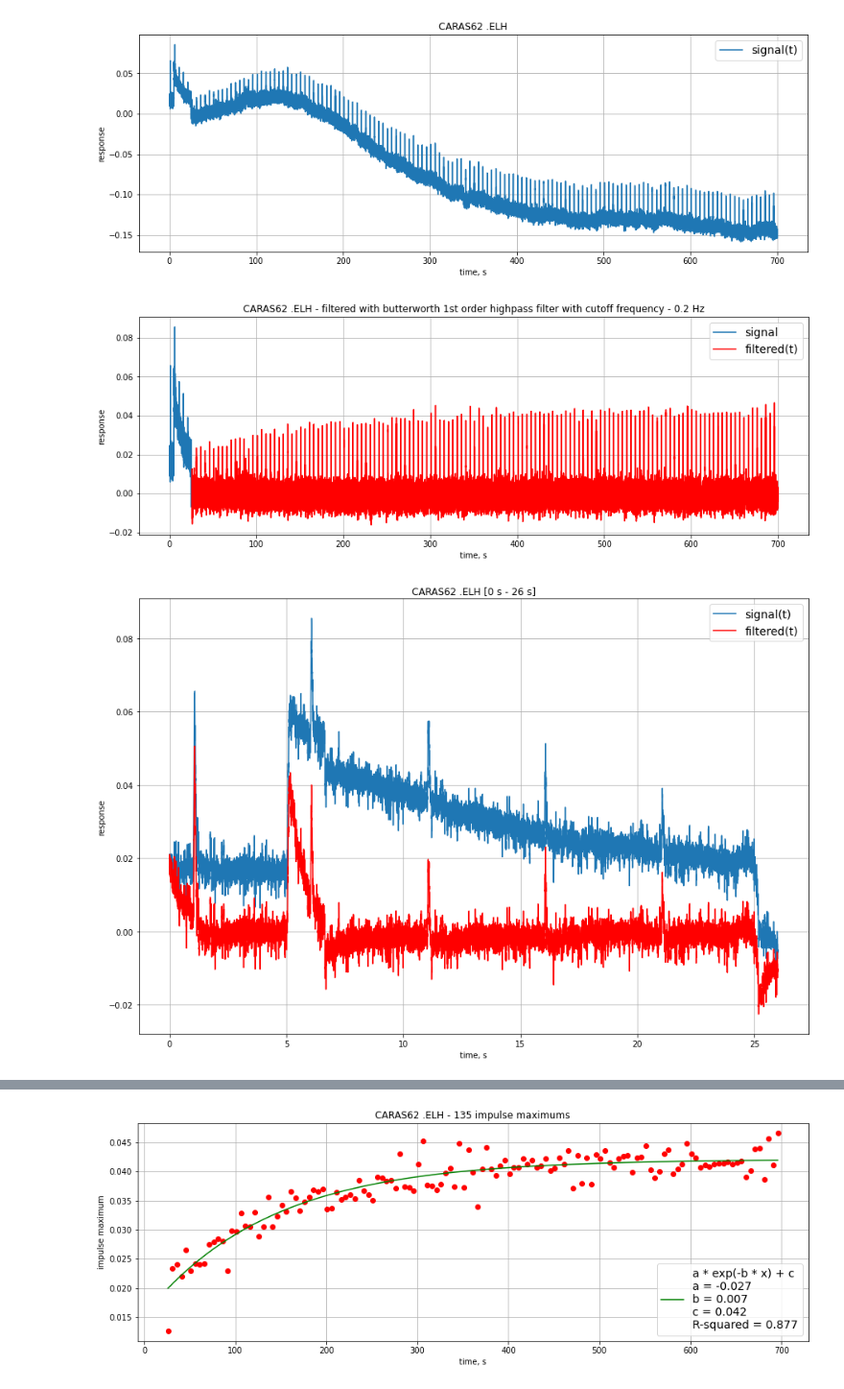
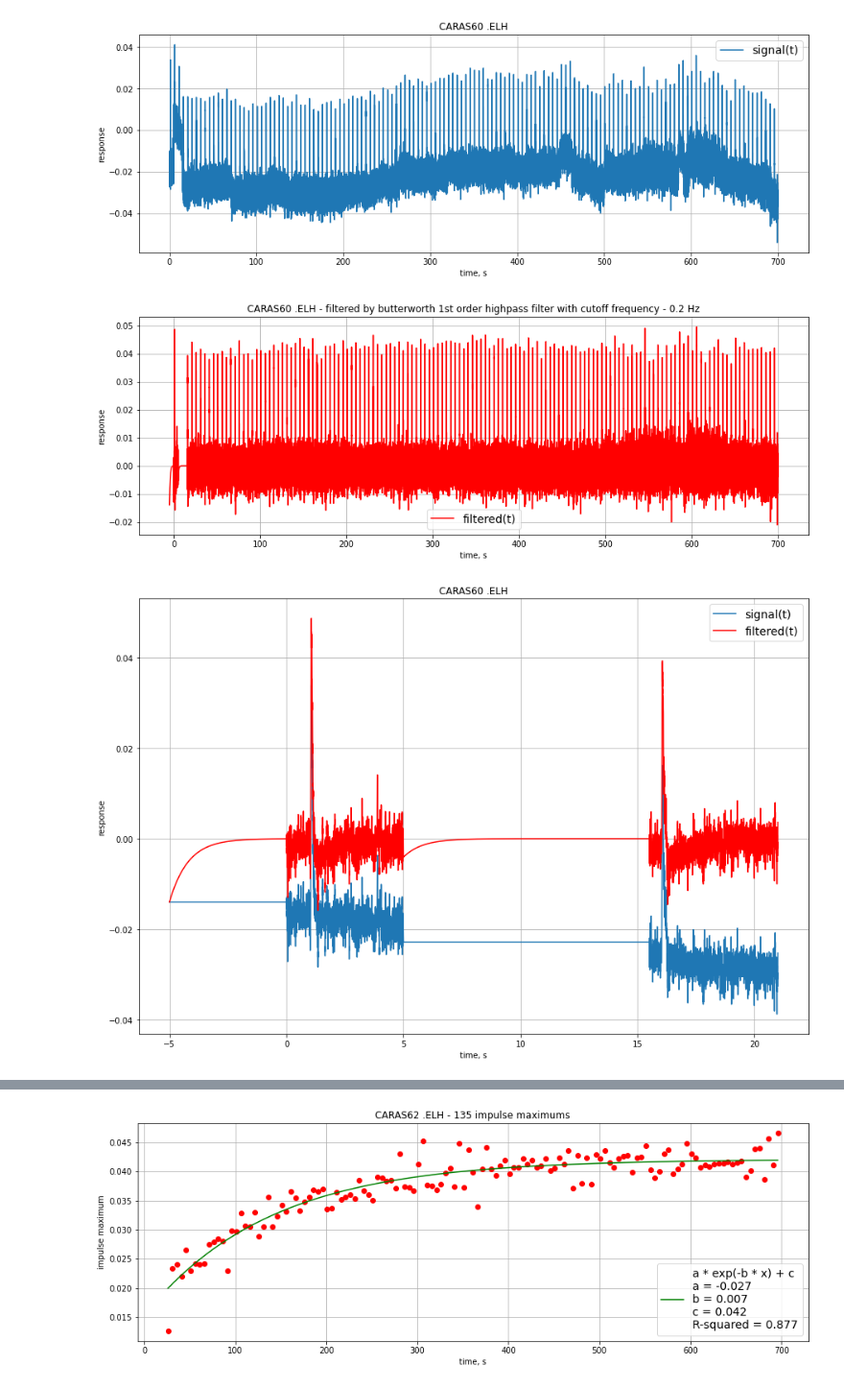
Before and after one commit to AndreiZherder/adaptation-memory, a Jupyter notebook: carassius.ipynb, the cells around one changed output, grey strips where cells are left out. Shown: that part at 96% size. Cells and saved outputs as stored; diff of their text form; code cells hidden in the pictures.

Commit message:
added prefix and background deletion to avoid transition process, first stimulus maximum draw

```diff
--- a/carassius.ipynb
+++ b/carassius.ipynb
@@ -3,14 +3,15 @@ import matplotlib.pyplot as plt
 import numpy as np
 
 input_dir = './data/'
-filename = 'CARAS62 .ELH'
-# filename = '34.asc'
+filename = 'CARAS60 .ELH'
+#filename = '32.ASC'
 fs = 500                    # частота дискретизации, Гц
 first_stim_start_time = 1   # начало первого стимула, с
 period = 5                  # период следования стимулов, с
 background_start_time = 5   # начало фоновой засветки, с
-background_duration = 20    # длительность фоновой засветки, с
+background_duration = 10    # длительность фоновой засветки, с
 sign = 1                    # полярность {1:'+', -1:'-'}
+low_cutoff = 0.2            # частота среза highpass фильтра, Гц
 # начало первого импульса после фоновой засветки
 after_background_start_time = first_stim_start_time + ((background_start_time + background_duration - first_stim_start_time) // period + 1) * period
 # %%
@@ -23,54 +24,62 @@ with open(input_dir + filename, 'r', encoding='utf-8') as file:
     for line in file:
         signal.append(sign * float('0' if line == '.\n' else line))
     signal = np.array(signal)
+# %%
+n = signal.size
+t = np.linspace(0, (n - 1) / fs, n)
+fig, ax = plt.subplots()
+ax.plot(t, signal, label='signal(t)')
+fig.set_figwidth(15)
+fig.set_figheight(5)
+ax.set_xlabel('time, s')
+ax.set_ylabel('response')
+ax.set_title(filename)
+ax.legend(prop={"size": 14})
+ax.grid()
+# %% [output]
+[figure, added]
+# %%
+# Добавление префикса длиной 1 / low_cutoff секунд, для того чтобы к 0 с завершился переходный процесс highpass фильтра
+start_time = -int(1 / low_cutoff)
+end_time = int((n - 1) / fs)
+prefix = np.full(-start_time * fs, signal[0])
+signal = np.concatenate((prefix, signal))
+# Удаление ступеньки, для того чтобы избежать переходного процесса фильтра после нее и измерить высоту первого после нее стимула
+begin = (background_start_time - start_time) * fs
+end = (after_background_start_time - start_time) * fs - (after_background_start_time - background_start_time - background_duration) * fs // 2
+backup = np.array(signal[begin:end])
+signal[begin:end] = signal[end]
+n = signal.size
+t = np.linspace(start_time, end_time, n)
 # %%
 from scipy.signal import butter, lfilter
 
-#удаление сигнала до первого имульса после фоновой засветки - для того, чтобы убрать переходный процесс фильтра
-# signal1 = signal.copy()
-
 nyq = 0.5 * fs
-low_cutoff = 0.2
 b, a = butter(1, low_cutoff / nyq, btype='highpass', analog=False)
 filtered = lfilter(b, a, signal)
 
-n = signal.size
-t = np.linspace(0, (n - 1) / fs, n)
 fig, ax = plt.subplots()
-ax.plot(t, signal, label='signal(t)')
+ax.plot(t, filtered, 'r', label='filtered(t)')
 fig.set_figwidth(15)
 fig.set_figheight(5)
 ax.set_xlabel('time, s')
 ax.set_ylabel('response')
-ax.set_title(filename)
+ax.set_title(f'{filename} - filtered by butterworth 1st order highpass filter with cutoff frequency - {low_cutoff} Hz')
 ax.legend(prop={"size": 14})
 ax.grid()
-
-fig, ax = plt.subplots()
-ax.plot(t[0:after_background_start_time * fs], signal[0:after_background_start_time * fs], label='signal')
-ax.plot(t[after_background_start_time * fs:], filtered[after_background_start_time * fs:], 'r', label='filtered(t)')
-fig.set_figwidth(15)
-fig.set_figheight(5)
-ax.set_xlabel('time, s')
-ax.set_ylabel('response')
-ax.set_title(f'{filename} - filtered with butterworth 1st order highpass filter with cutoff frequency - {low_cutoff} Hz')
-ax.legend(prop={"size": 14})
-ax.grid()
 # %% [output]
-[figure, old version]
+[figure, new version]
-[figure, removed]
 # %%
 fig, ax = plt.subplots()
-start_time = 0
-end_time = after_background_start_time
-ax.plot(t[start_time * fs:end_time * fs + 1], signal[start_time * fs:end_time * fs + 1], label='signal(t)')
-ax.plot(t[start_time * fs:end_time * fs + 1], filtered[start_time * fs:end_time * fs + 1], 'r', label='filtered(t)')
+end = (after_background_start_time - start_time) * fs + period * fs
+ax.plot(t[:end], signal[:end], label='signal(t)')
+ax.plot(t[:end], filtered[:end], 'r', label='filtered(t)')
 fig.set_figwidth(15)
 fig.set_figheight(10)
 ax.set_xlabel('time, s')
 ax.set_ylabel('response')
-ax.set_title(f'{filename} [{start_time} s - {end_time} s]')
+ax.set_title(f'{filename}')
 ax.legend(prop={"size": 14})
 ax.grid()
 # %% [output]
-[figure, old version]
+[figure, new version]
```
Also changed, not shown: parts of 3 cells of this notebook, 1 other file.
